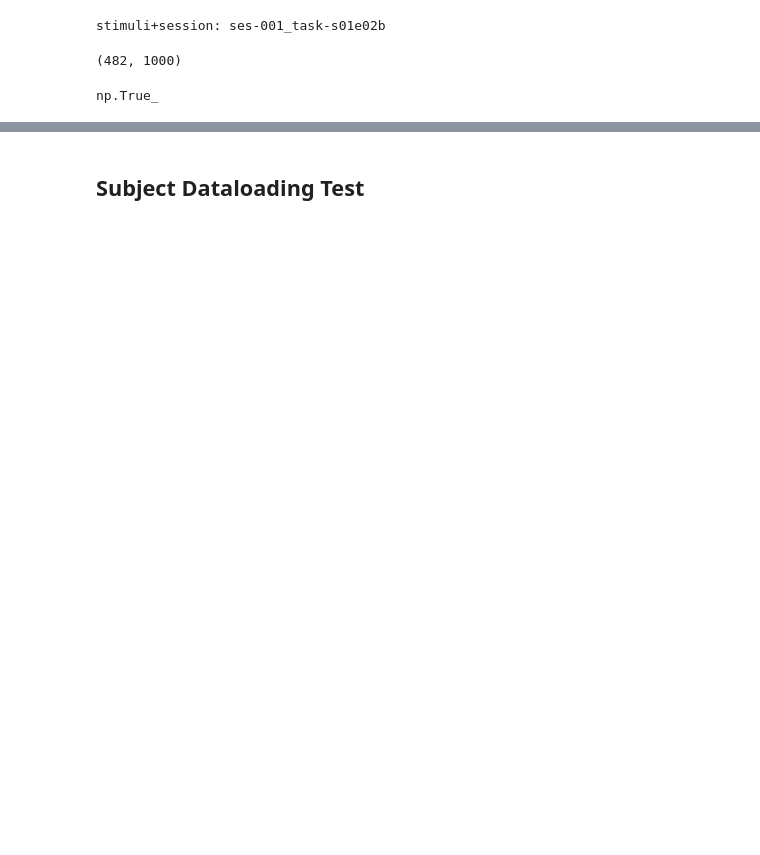
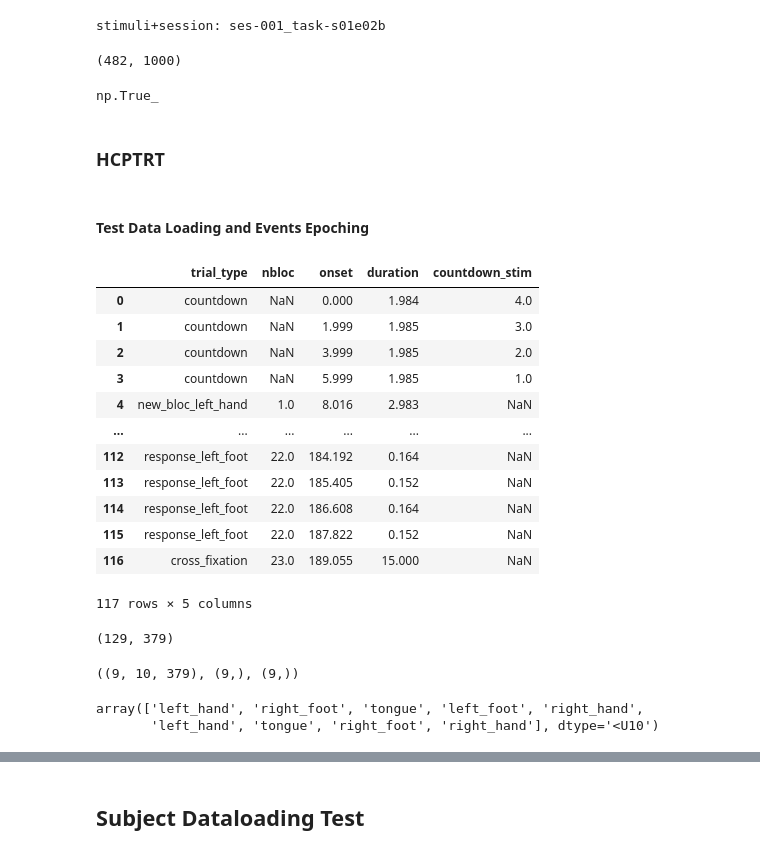
Before and after one commit to petron-olateju/TRACE_Algonauts, a Jupyter notebook: notebook.ipynb, the cells around one changed output, grey strips where cells are left out. Drawn from its saved outputs; the diff is of its cells as text; code cells hidden in the pictures; blank space fills up the shorter version.

```diff
--- a/notebook.ipynb
+++ b/notebook.ipynb
@@ -22,5 +18,12 @@ import nibabel as nib
 # Data Loading Test
 # %%
 algonauts_dataset = AlgonautsLoader(dataset='algonauts', split='train')
+hcptrt_dataset = HCPTRTLoader(
+    fmri_dir="data/cneuromod.processed/fmriprep/hcptrt/",
+    subjects=[1],
+    tr=1.49,
+    hrf_delay=5,
+    parcellation="mmp"
+)
 # %% [output]
 [fetch_atlas_schaefer_2018] Dataset found in /home/petron/nilearn_data/schaefer_2018
@@ -105,3 +111,30 @@ subject5_atlas_coord, parcel_ids, parcel_desc = algonauts_dataset.load_atlas_for
 (subject1_atlas_coord == subject5_atlas_coord).all()
 # %% [output]
 np.True_
+# %% [markdown]
+### HCPTRT
+# %% [markdown]
+#### Test Data Loading and Events Epoching
+# %%
+events_df = hcptrt_dataset.load_events(
+    subject='sub-01',
+    session='ses-001',
+    task='motor',
+    run=1,
+    bloc_only=False
+)
+events_df
+# %% [output]
+|  | trial_type | nbloc | onset | duration | countdown_stim |
+| 0 | countdown | NaN | 0.000 | 1.984 | 4.0 |
+| 1 | countdown | NaN | 1.999 | 1.985 | 3.0 |
+| 2 | countdown | NaN | 3.999 | 1.985 | 2.0 |
+| 3 | countdown | NaN | 5.999 | 1.985 | 1.0 |
+| 4 | new_bloc_left_hand | 1.0 | 8.016 | 2.983 | NaN |
+| ... | ... | ... | ... | ... | ... |
+| 112 | response_left_foot | 22.0 | 184.192 | 0.164 | NaN |
+| 113 | response_left_foot | 22.0 | 185.405 | 0.152 | NaN |
+| 114 | response_left_foot | 22.0 | 186.608 | 0.164 | NaN |
+| 115 | response_left_foot | 22.0 | 187.822 | 0.152 | NaN |
+| 116 | cross_fixation | 23.0 | 189.055 | 15.000 | NaN |
+117 rows × 5 columns
@@ -107,0 +150,4 @@ np.True_
+# %%
+fmri_data.shape
+# %% [output]
+(129, 379)
@@ -107,0 +159,9 @@ np.True_
+# %%
+X.shape, onsets.shape, y.shape
+# %% [output]
+((9, 10, 379), (9,), (9,))
+# %%
+y
+# %% [output]
+array(['left_hand', 'right_foot', 'tongue', 'left_foot', 'right_hand',
+       'left_hand', 'tongue', 'right_foot', 'right_hand'], dtype='<U10')
```
Also changed, not shown: parts of 45 cells of this notebook, 7 other files.
